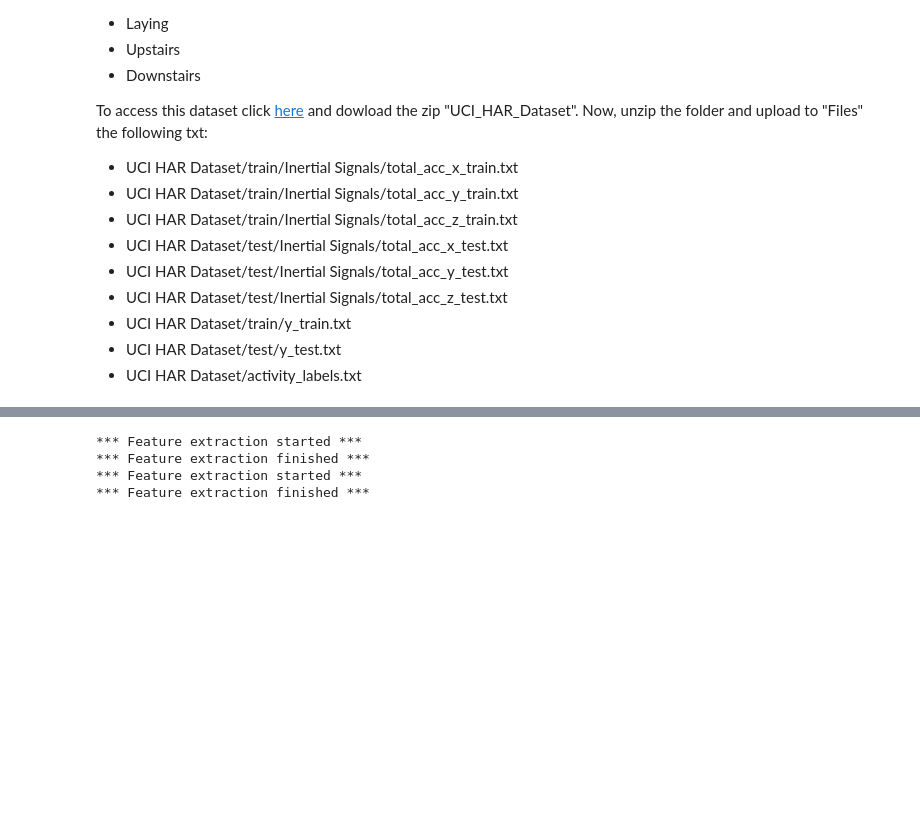
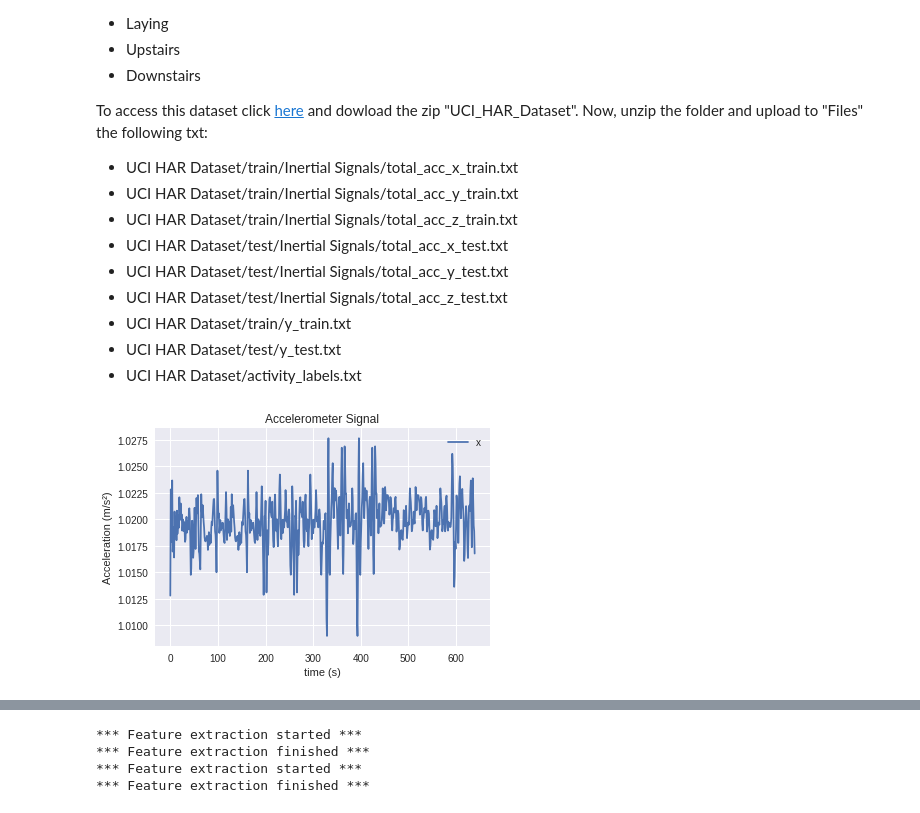
Before and after one commit to TSFDlib/TSFEL, a Jupyter notebook: HAR_solution.ipynb, the cells around one changed output, grey strips where cells are left out. Saved outputs shown, nothing was run; the diff lists cells and outputs as text; code cells hidden in the pictures; blank space fills up the shorter version.

```diff
--- a/HAR_solution.ipynb
+++ b/HAR_solution.ipynb
@@ -66,11 +66,13 @@ y_train = np.loadtxt('y_train.txt')
 activity_labels = np.array(pd.read_csv('activity_labels.txt', header=None, delimiter=' '))[:,1]
 # %%
 #@Signal Preview
-plt.close('all')
+%matplotlib inline
 plt.figure()
-plt.plot(np.concatenate(x_train_sig[0:5]))
+plt.plot(np.concatenate(x_train_sig[0:5],axis=0))
 plt.xlabel("time (s)")
 plt.ylabel("Acceleration (m/s²)")
 plt.title("Accelerometer Signal")
 plt.legend('x axis')
 plt.show()
+# %% [output]
+[figure, added]
```
Also changed, not shown: parts of 16 cells of this notebook.
